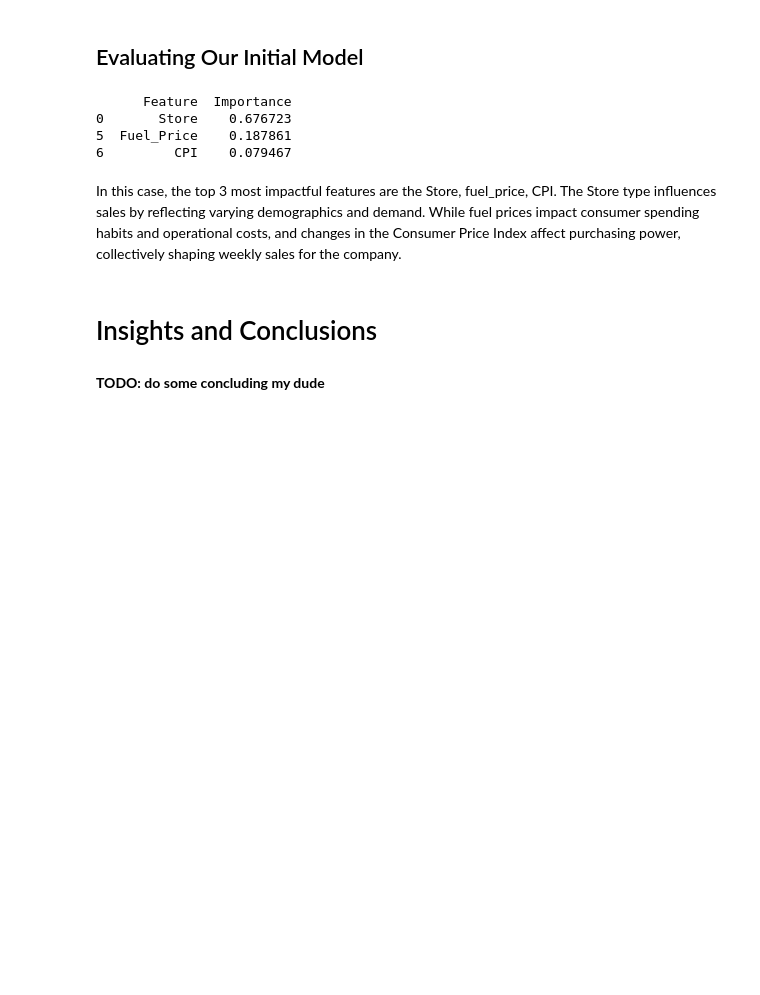
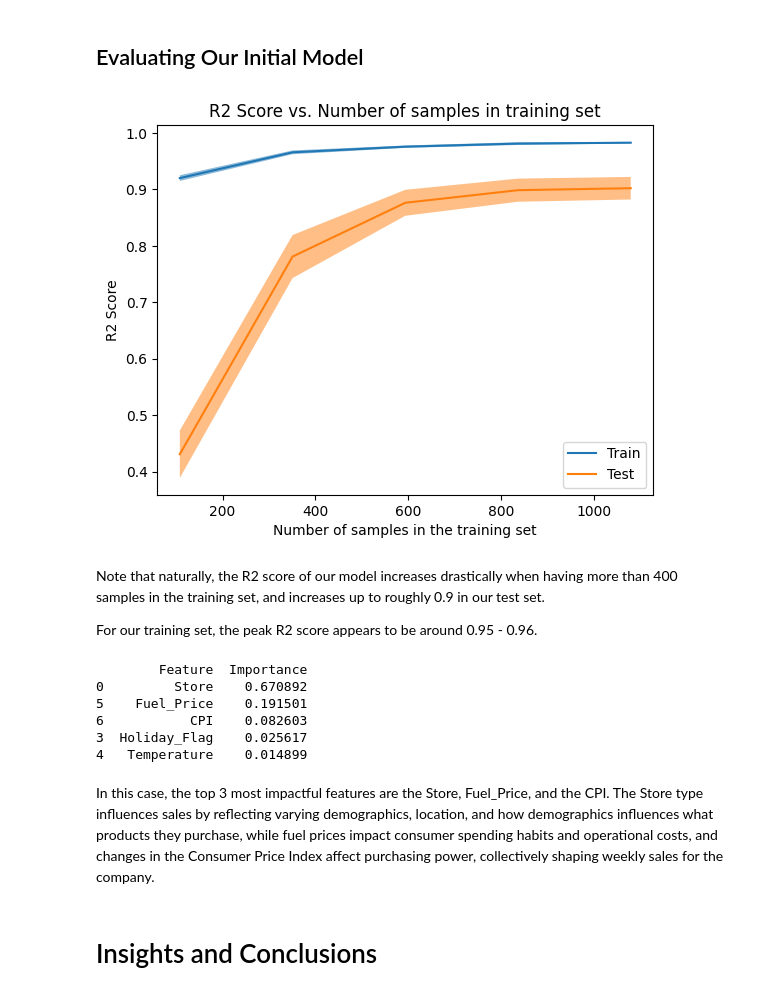
Before and after one commit to ChrisPerezLebron/CMSC320Project, a Jupyter notebook: main.ipynb, the cells around one changed output. Cells and saved outputs as stored; diff of their text form; code cells hidden in the pictures; blank space fills up the shorter version.

```diff
--- a/main.ipynb
+++ b/main.ipynb
@@ -1080,29 +1112,34 @@ Test R² score: 0.9592270454122153
 Notice that most of the data looks the same, but depth 12 has a better R2 score than depth 8! (.928 vs .961)
 # %% [markdown]
 ## Evaluating Our Initial Model
+# %%
+t_sizes, t_scores, test_scores = learning_curve(model, X_train, y_train)
+
+display = LearningCurveDisplay(train_sizes=t_sizes, train_scores=t_scores, test_scores=test_scores, score_name = "R2 Score")
+display.plot()
+plt.title("R2 Score vs. Number of samples in training set")
+plt.show()
+# %% [output]
+[figure, added]
+# %% [markdown]
+Note that naturally, the R2 score of our model increases drastically when having more than 400 samples in the training set, and increases up to roughly 0.9 in our test set.
+
+For our training set, the peak R2 score appears to be around 0.95 - 0.96.
 # %%
-#TODO: Evaluate the model
-
-    # SHOW A GRAPH OF PREDICTION ACCURACY
-        # ^ I dont think this is possible b/c we can't see accuracy as it trains... </3
-
-    # Additionally, we can also find out which particular parts of the dataframe have the most impact
-    # on predicted sales (I remember we did something like that with the wine_data csv project thing).
+# Checking out the most 'important' features in predicting weekly sales
 feature_importances = model.feature_importances_
-
 feature_importance_df = pd.DataFrame({'Feature': standardizedDf.columns[:-1], 'Importance': feature_importances})
-
 feature_importance_df = feature_importance_df.sort_values(by='Importance', ascending=False)
 
-print(feature_importance_df.head(3))
+print(feature_importance_df.head())
 # %% [output]
-      Feature  Importance
-0       Store    0.676723
-5  Fuel_Price    0.187861
-6         CPI    0.079467
+        Feature  Importance
+0         Store    0.670892
+5    Fuel_Price    0.191501
+6           CPI    0.082603
+3  Holiday_Flag    0.025617
+4   Temperature    0.014899
 # %% [markdown]
-In this case, the top 3 most impactful features are the Store, fuel_price, CPI. The Store type influences sales by reflecting varying demographics and demand. While fuel prices impact consumer spending habits and operational costs, and changes in the Consumer Price Index affect purchasing power, collectively shaping weekly sales for the company.
+In this case, the top 3 most impactful features are the Store, Fuel_Price, and the CPI. The Store type influences sales by reflecting varying demographics, location, and how demographics influences what products they purchase, while fuel prices impact consumer spending habits and operational costs, and changes in the Consumer Price Index affect purchasing power, collectively shaping weekly sales for the company.
 # %% [markdown]
 # Insights and Conclusions
-# %% [markdown]
-**TODO: do some concluding my dude**
```
Also changed, not shown: parts of 59 cells of this notebook.
